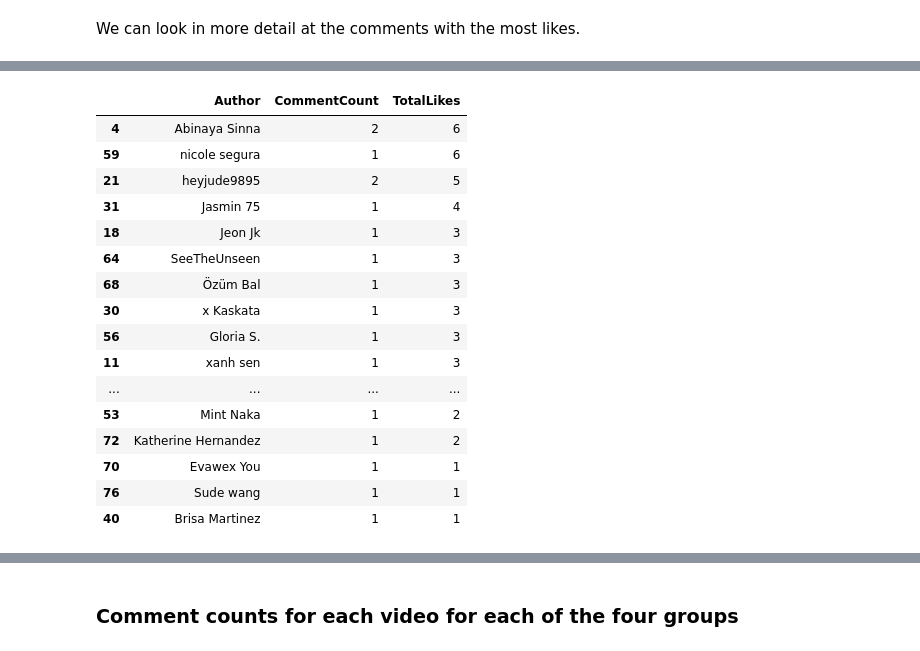
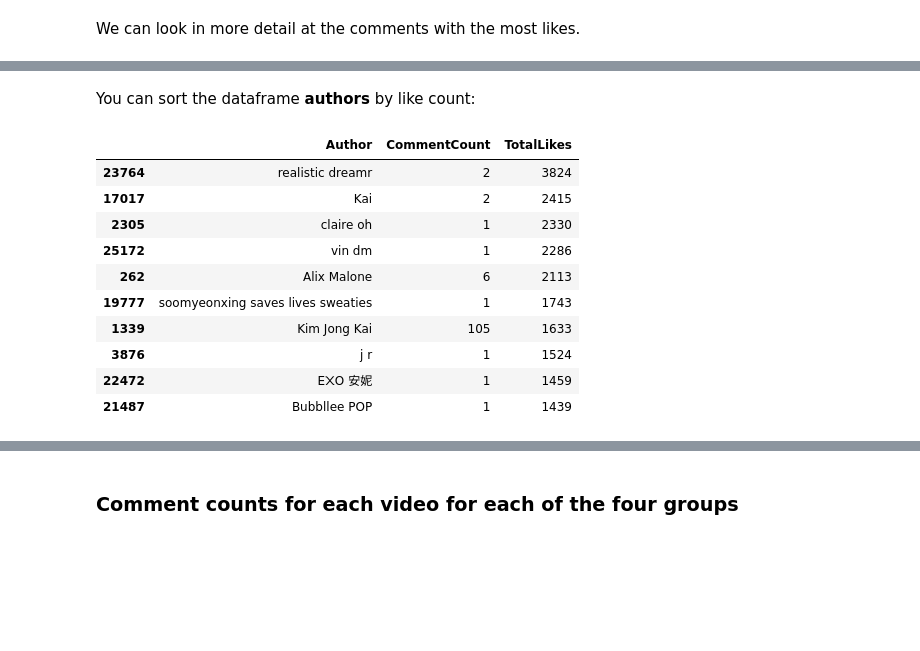
Before and after one commit to Periwynkle/genesys-nlp-workshop, a Jupyter notebook: introduction_to_python/python_workshop_morning.ipynb, the cells around one changed output, grey strips where cells are left out. Drawn from its saved outputs; the diff is of its cells as text; code cells hidden in the pictures; blank space fills up the shorter version.

```diff
--- a/introduction_to_python/python_workshop_morning.ipynb
+++ b/introduction_to_python/python_workshop_morning.ipynb
@@ -319,15 +366,0 @@ Number of unique authors:  91
-# %%
-comments_per_author = []
-likes_per_author = []
-
-for author in all_authors:
-    number_of_comments = len(comments[comments.CommentAuthorName ==  author])
-    comments_per_author.append(number_of_comments)
-
-    number_of_likes    = comments[comments.CommentAuthorName ==  author].CommentLikeCount.sum()
-    likes_per_author.append(number_of_likes)
-
-data_dict = { 'Author':list(all_authors), 'CommentCount':comments_per_author, 'TotalLikes':likes_per_author }
-authors = pd.DataFrame(data_dict)
-
-authors.head()
@@ -340,0 +371,28 @@ authors.head()
+# %%
+comment_count = {}
+likes_count   = {}
+
+for index, row in comments.iterrows():
+
+    author = row.CommentAuthorName
+    number_of_likes = int(row.CommentLikeCount)
+
+    if author in comment_count:
+        comment_count[author] += 1
+    else:
+        comment_count[author]  = 1
+
+    if author in likes_count:
+        likes_count[author] += number_of_likes
+    else:
+        likes_count[author]  = number_of_likes
+
+all_authors = comment_count.keys()
+
+data_dict = { 'Author':list(all_authors),
+              'CommentCount':comment_count.values(),
+              'TotalLikes':likes_count.values() }
+
+authors = pd.DataFrame(data_dict)
+
+authors.head()
@@ -341,21 +422,17 @@ authors.head()
+# %% [markdown]
+You can sort the dataframe __authors__ by like count:
 # %%
 authors = authors.sort_values('TotalLikes', ascending=False)
-authors.head(20)
+authors.head(10)
 # %% [output]
 |  | Author | CommentCount | TotalLikes |
-| 4 | Abinaya Sinna | 2 | 6 |
-| 59 | nicole segura | 1 | 6 |
-| 21 | heyjude9895 | 2 | 5 |
-| 31 | Jasmin 75 | 1 | 4 |
-| 18 | Jeon Jk | 1 | 3 |
-| 64 | SeeTheUnseen | 1 | 3 |
-| 68 | Özüm Bal | 1 | 3 |
-| 30 | x Kaskata | 1 | 3 |
-| 56 | Gloria S. | 1 | 3 |
-| 11 | xanh sen | 1 | 3 |
-| ... | ... | ... | ... |
-| 53 | Mint Naka | 1 | 2 |
-| 72 | Katherine Hernandez | 1 | 2 |
-| 70 | Evawex You | 1 | 1 |
-| 76 | Sude wang | 1 | 1 |
-| 40 | Brisa Martinez | 1 | 1 |
+| 23764 | realistic dreamr | 2 | 3824 |
+| 17017 | Kai | 2 | 2415 |
+| 2305 | claire oh | 1 | 2330 |
+| 25172 | vin dm | 1 | 2286 |
+| 262 | Alix Malone | 6 | 2113 |
+| 19777 | soomyeonxing saves lives sweaties | 1 | 1743 |
+| 1339 | Kim Jong Kai | 105 | 1633 |
+| 3876 | j r | 1 | 1524 |
+| 22472 | E᙭O 安妮 | 1 | 1459 |
+| 21487 | Bubbllee POP | 1 | 1439 |
```
Also changed, not shown: parts of 78 cells of this notebook.
